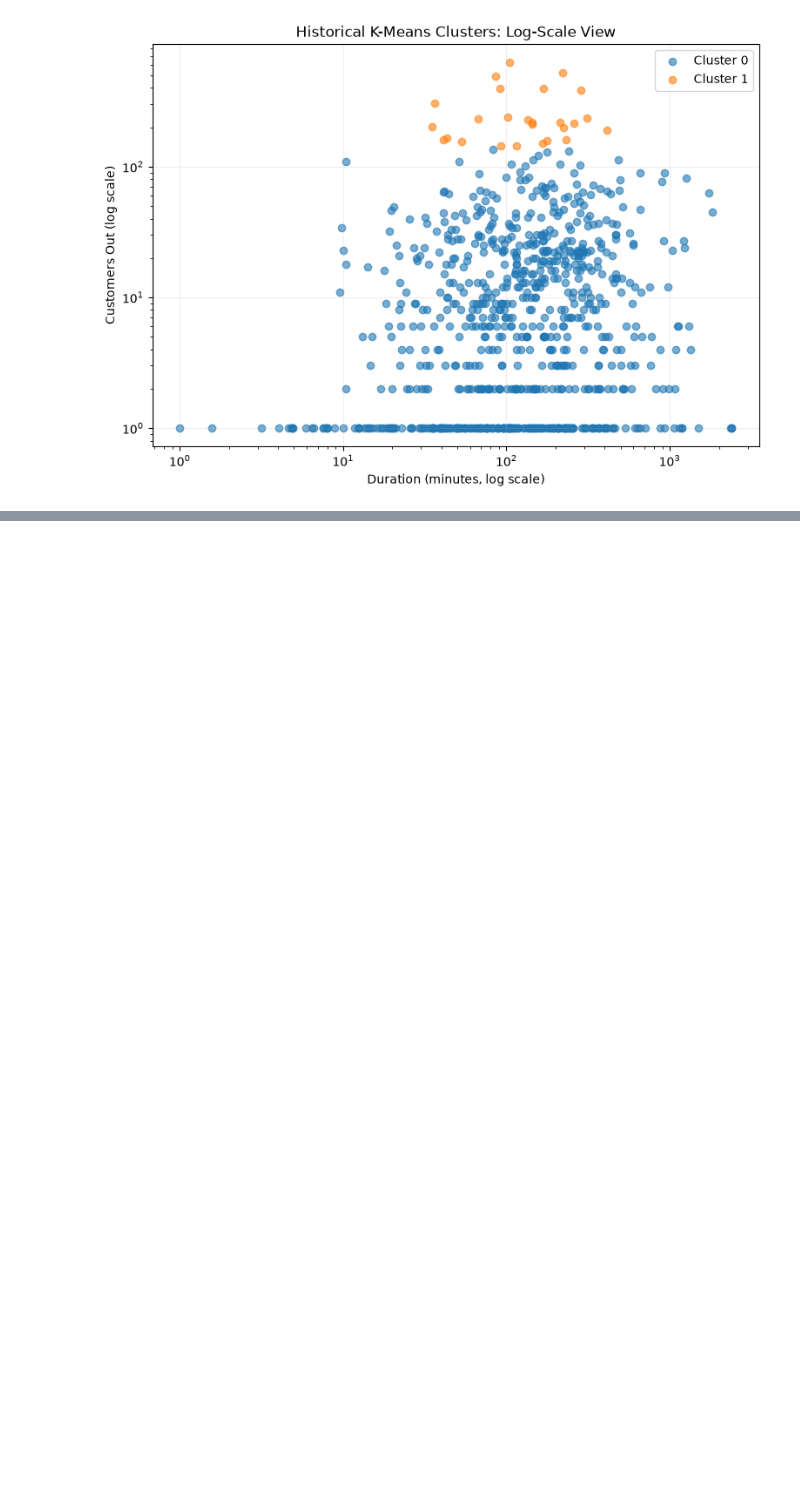
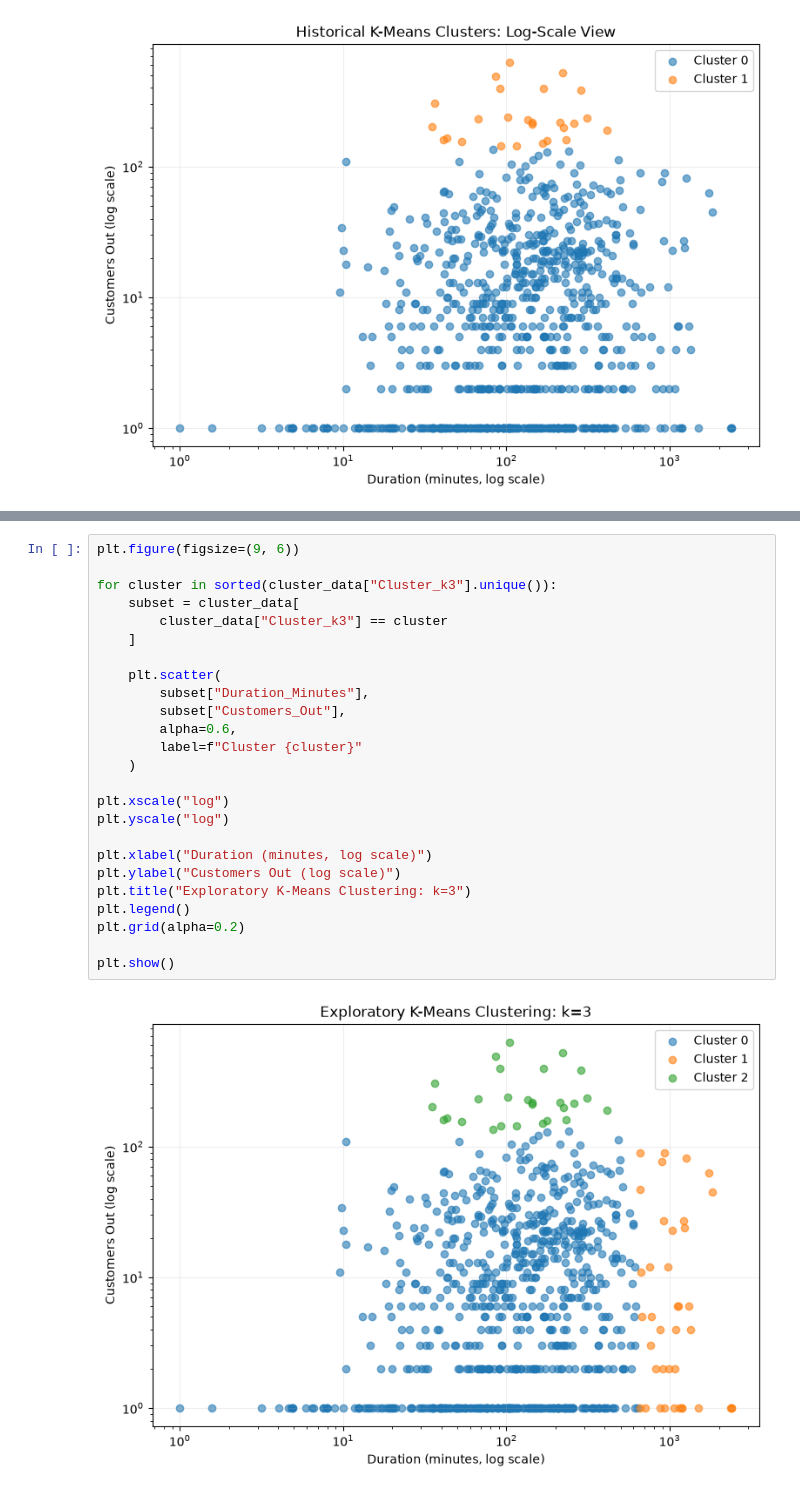
Before and after one commit to markasmithks/vegetation-outage-ML-project, a Jupyter notebook: vegetation-validation/notebooks/01_validate_historical_analysis.ipynb, the cells around one changed output, grey strips where cells are left out. Saved outputs shown, nothing was run; the diff lists cells and outputs as text; blank space fills up the shorter version.

Commit message:
Evaluate K-Means cluster structure

```diff
--- a/vegetation-validation/notebooks/01_validate_historical_analysis.ipynb
+++ b/vegetation-validation/notebooks/01_validate_historical_analysis.ipynb
@@ -521,0 +688,27 @@ plt.show()
+# %%
+plt.figure(figsize=(9, 6))
+
+for cluster in sorted(cluster_data["Cluster_k3"].unique()):
+    subset = cluster_data[
+        cluster_data["Cluster_k3"] == cluster
+    ]
+
+    plt.scatter(
+        subset["Duration_Minutes"],
+        subset["Customers_Out"],
+        alpha=0.6,
+        label=f"Cluster {cluster}"
+    )
+
+plt.xscale("log")
+plt.yscale("log")
+
+plt.xlabel("Duration (minutes, log scale)")
+plt.ylabel("Customers Out (log scale)")
+plt.title("Exploratory K-Means Clustering: k=3")
+plt.legend()
+plt.grid(alpha=0.2)
+
+plt.show()
+# %% [output]
+[figure, added]
```
Also changed, not shown: parts of 10 cells of this notebook.
